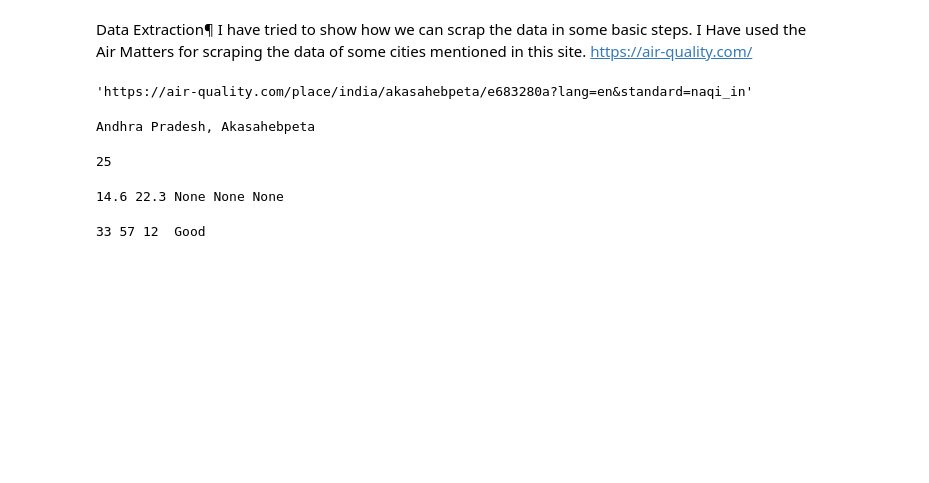
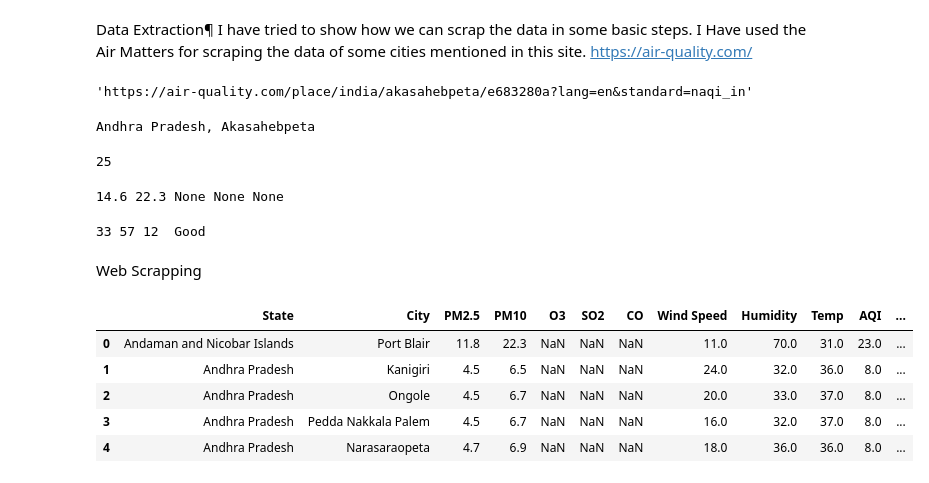
Before and after one commit to chandu-bala/EnviroMonitor, a Jupyter notebook: notebooks/AQI_Project.ipynb, the cells around one changed output. Cells and saved outputs as stored; diff of their text form; code cells hidden in the pictures; blank space fills up the shorter version.

```diff
--- a/notebooks/AQI_Project.ipynb
+++ b/notebooks/AQI_Project.ipynb
@@ -71,3 +71,5 @@ try:
     use_gpu = True
 except ImportError:
     pass
+# %% [markdown]
+Web Scrapping
@@ -73,0 +141,9 @@ except ImportError:
+# %%
+df.head()
+# %% [output]
+|  | State | City | PM2.5 | PM10 | O3 | SO2 | CO | Wind Speed | Humidity | Temp | AQI | ... |
+| 0 | Andaman and Nicobar Islands | Port Blair | 11.8 | 22.3 | NaN | NaN | NaN | 11.0 | 70.0 | 31.0 | 23.0 | ... |
+| 1 | Andhra Pradesh | Kanigiri | 4.5 | 6.5 | NaN | NaN | NaN | 24.0 | 32.0 | 36.0 | 8.0 | ... |
+| 2 | Andhra Pradesh | Ongole | 4.5 | 6.7 | NaN | NaN | NaN | 20.0 | 33.0 | 37.0 | 8.0 | ... |
+| 3 | Andhra Pradesh | Pedda Nakkala Palem | 4.5 | 6.7 | NaN | NaN | NaN | 16.0 | 32.0 | 37.0 | 8.0 | ... |
+| 4 | Andhra Pradesh | Narasaraopeta | 4.7 | 6.9 | NaN | NaN | NaN | 18.0 | 36.0 | 36.0 | 8.0 | ... |
```
Also changed, not shown: parts of 32 cells of this notebook, 2 other files.
